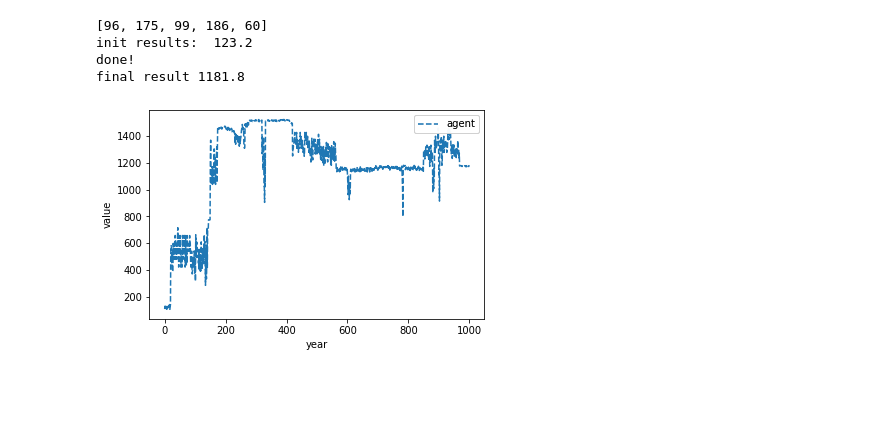
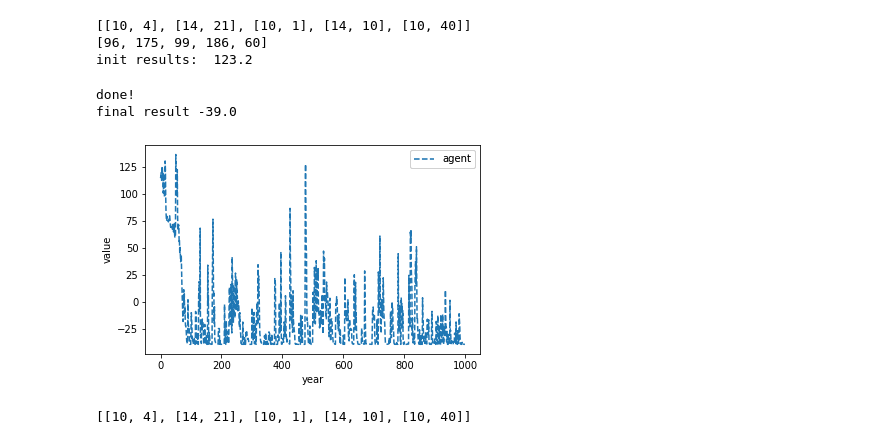
Before and after one commit to Artem531/genetic-algorithm, a Jupyter notebook: genetic_algorithm.ipynb, the cells around one changed output. Drawn from its saved outputs; the diff is of its cells as text; code cells hidden in the pictures; blank space fills up the shorter version.

```diff
--- a/genetic_algorithm.ipynb
+++ b/genetic_algorithm.ipynb
@@ -221,8 +242,19 @@ final result -29.5
-# %%
-find_max()
-# %% [output]
-[96, 175, 99, 186, 60]
-init results:  123.2
-done!
-final result 1181.8
-[figure, removed]
+# %%
+features = [[10, 4], [14, 21], [10, 1], [14, 10], [10, 40]]
+function = parabula
+life_time = 1000
+
+feature_range = range(-40, 40)
+num_of_children = 100
+speed_parameter = 5
+sensivity = 1
+
+find_min(features, function, life_time, feature_range, num_of_children, speed_parameter, sensivity)
+# %% [output]
+[[10, 4], [14, 21], [10, 1], [14, 10], [10, 40]]
+[96, 175, 99, 186, 60]
+init results:  123.2
+done!
+final result -39.0
+[figure, added]
+[[10, 4], [14, 21], [10, 1], [14, 10], [10, 40]]
```
Also changed, not shown: parts of 6 cells of this notebook, 8 other files.
